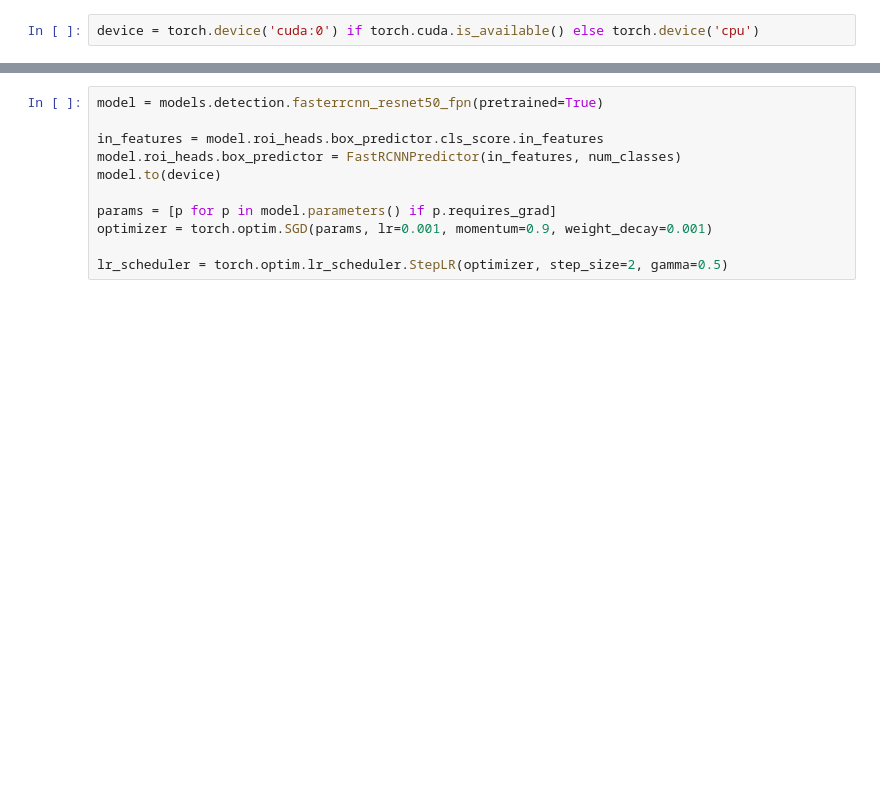
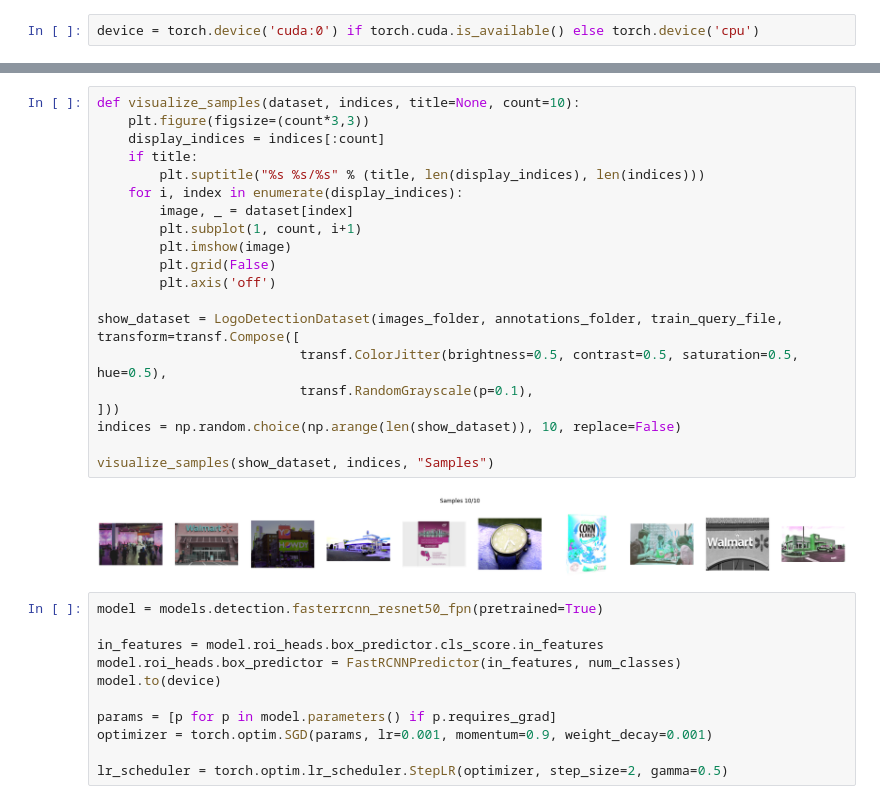
Before and after one commit to sisipun/ComputerVision, a Jupyter notebook: logo/detection/QMULLogoDetection.ipynb, the cells around one changed output, grey strips where cells are left out. Cells and saved outputs as stored; diff of their text form; blank space fills up the shorter version.

```diff
--- a/logo/detection/QMULLogoDetection.ipynb
+++ b/logo/detection/QMULLogoDetection.ipynb
@@ -202,6 +214,28 @@ val_loader = torch.utils.data.DataLoader(dataset, batch_size=batch_size,
                                          sampler=val_sampler, collate_fn=utils.collate_fn)
 test_loader = torch.utils.data.DataLoader(test_dataset, batch_size=1,
                                           sampler=test_sampler, collate_fn=utils.collate_fn)
+# %%
+def visualize_samples(dataset, indices, title=None, count=10):
+    plt.figure(figsize=(count*3,3))
+    display_indices = indices[:count]
+    if title:
+        plt.suptitle("%s %s/%s" % (title, len(display_indices), len(indices)))
+    for i, index in enumerate(display_indices):
+        image, _ = dataset[index]
+        plt.subplot(1, count, i+1)
+        plt.imshow(image)
+        plt.grid(False)
+        plt.axis('off')
+
+show_dataset = LogoDetectionDataset(images_folder, annotations_folder, train_query_file, transform=transf.Compose([
+                          transf.ColorJitter(brightness=0.5, contrast=0.5, saturation=0.5, hue=0.5),
+                          transf.RandomGrayscale(p=0.1),
+]))
+indices = np.random.choice(np.arange(len(show_dataset)), 10, replace=False)
+
+visualize_samples(show_dataset, indices, "Samples")
+# %% [output]
+[figure, added]
 # %%
 model = models.detection.fasterrcnn_resnet50_fpn(pretrained=True)
 
```
Also changed, not shown: parts of 8 cells of this notebook, 1 other file.
